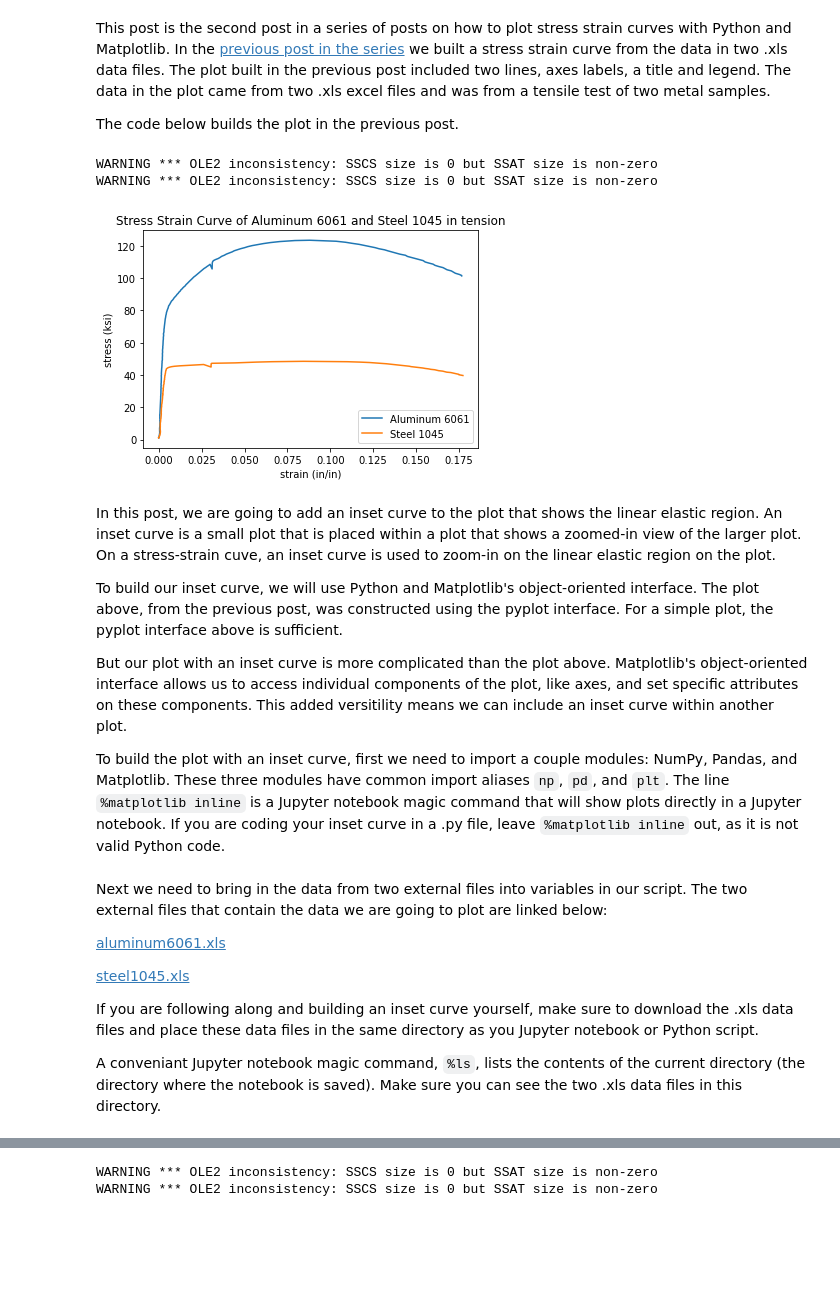
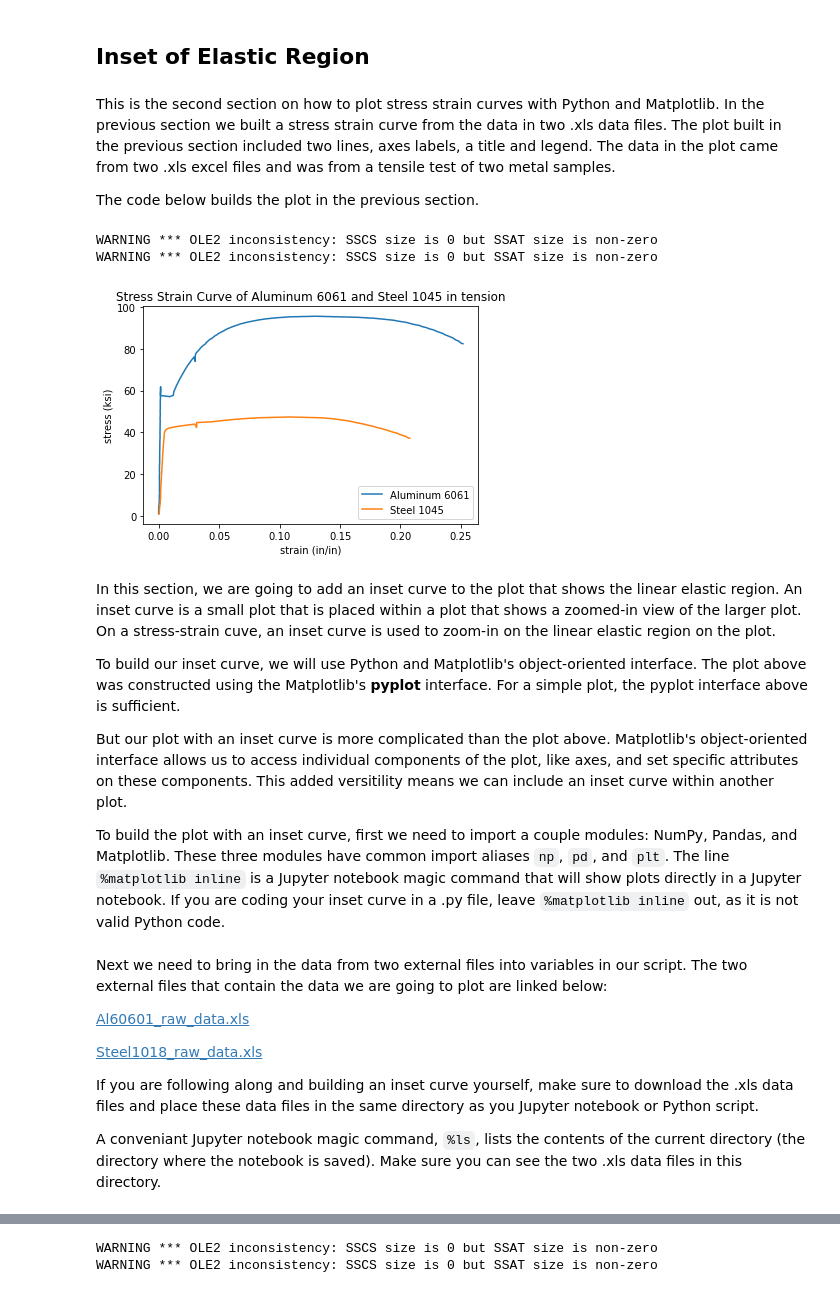
Before and after one commit to ProfessorKazarinoff/Engineering-Materials-Programming, a Jupyter notebook: _sources/07-Mechanical-Properties/stress_strain_curve_with_inset_elastic_region.ipynb, the cells around one changed output, grey strips where cells are left out. Cells and saved outputs as stored; diff of their text form; code cells hidden in the pictures; blank space fills up the shorter version.

```diff
--- a/_sources/07-Mechanical-Properties/stress_strain_curve_with_inset_elastic_region.ipynb
+++ b/_sources/07-Mechanical-Properties/stress_strain_curve_with_inset_elastic_region.ipynb
@@ -1,37 +1,39 @@
+# %% [markdown]
+## Inset of Elastic Region
 # %% [markdown]
-This post is the second post in a series of posts on how to plot stress strain curves with Python and Matplotlib. In the [previous post in the series]({filename}/posts/matplotlib/stress_strain_curve_with_python_and_matplotlib.md) we built a stress strain curve from the data in two .xls data files. The plot built in the previous post included two lines, axes labels, a title and legend. The data in the plot came from two .xls excel files and was from a tensile test of two metal samples.
+This is the second section on how to plot stress strain curves with Python and Matplotlib. In the previous section we built a stress strain curve from the data in two .xls data files. The plot built in the previous section included two lines, axes labels, a title and legend. The data in the plot came from two .xls excel files and was from a tensile test of two metal samples.
 
-The code below builds the plot in the previous post.
+The code below builds the plot in the previous section.
 # %%
 import numpy as np
 import pandas as pd
 import matplotlib.pyplot as plt
 %matplotlib inline
 
-steel_df = pd.read_excel("aluminum6061.xls")
-al_df = pd.read_excel("steel1045.xls")
+steel_df = pd.read_excel("Al60601_raw_data.xls")
+al_df = pd.read_excel("Steel1018_raw_data.xls")
 
 strain_al = al_df['CH5']*0.01
 d_al = 0.506
 stress_al = (al_df['FORCE']*0.001)/(np.pi*((d_al/2)**2))
 strain_steel = steel_df['CH5']*0.01
 d_steel = 0.506
 stress_steel = (steel_df['FORCE']*0.001)/(np.pi*((d_steel/2)**2))
 
 plt.plot(strain_al,stress_al,strain_steel,stress_steel)
 plt.xlabel('strain (in/in)')
 plt.ylabel('stress (ksi)')
 plt.title('Stress Strain Curve of Aluminum 6061 and Steel 1045 in tension')
 plt.legend(['Aluminum 6061','Steel 1045'])
 plt.show()
 # %% [output]
 WARNING *** OLE2 inconsistency: SSCS size is 0 but SSAT size is non-zero
 WARNING *** OLE2 inconsistency: SSCS size is 0 but SSAT size is non-zero
-[figure, old version]
+[figure, new version]
 # %% [markdown]
-In this post, we are going to add an inset curve to the plot that shows the linear elastic region. An inset curve is a small plot that is placed within a plot that shows a zoomed-in view of the larger plot. On a stress-strain cuve, an inset curve is used to zoom-in on the linear elastic region on the plot.
+In this section, we are going to add an inset curve to the plot that shows the linear elastic region. An inset curve is a small plot that is placed within a plot that shows a zoomed-in view of the larger plot. On a stress-strain cuve, an inset curve is used to zoom-in on the linear elastic region on the plot.
 
-To build our inset curve, we will use Python and Matplotlib's object-oriented interface. The plot above, from the previous post, was constructed using the pyplot interface. For a simple plot, the pyplot interface above is sufficient.
+To build our inset curve, we will use Python and Matplotlib's object-oriented interface. The plot above was constructed using the Matplotlib's **pyplot** interface. For a simple plot, the pyplot interface above is sufficient.
 
 But our plot with an inset curve is more complicated than the plot above. Matplotlib's object-oriented interface allows us to access individual components of the plot, like axes, and set specific attributes on these components. This added versitility means we can include an inset curve within another plot.
 
@@ -44,9 +46,9 @@ import matplotlib.pyplot as plt
 # %% [markdown]
 Next we need to bring in the data from two external files into variables in our script. The two external files that contain the data we are going to plot are linked below:
 
-[aluminum6061.xls](https://github.com/ProfessorKazarinoff/staticsite/raw/master/content/code/matplotlib_plots/stress_strain_curves/aluminum6061.xls)
+[Al60601_raw_data.xls](https://github.com/ProfessorKazarinoff/Engineering-Materials-Programming/raw/main/Engineering-Materials-Programming-Book/07-Mechanical-Properties/Al60601_raw_data.xls)
 
-[steel1045.xls](https://github.com/ProfessorKazarinoff/staticsite/raw/master/content/code/matplotlib_plots/stress_strain_curves/steel1045.xls)
+[Steel1018_raw_data.xls](https://github.com/ProfessorKazarinoff/Engineering-Materials-Programming/raw/main/Engineering-Materials-Programming-Book/07-Mechanical-Properties/Steel1018_raw_data.xls)
 
 If you are following along and building an inset curve yourself, make sure to download the .xls data files and place these data files in the same directory as you Jupyter notebook or Python script.
 
```
Also changed, not shown: parts of 10 cells of this notebook, 39 other files.
